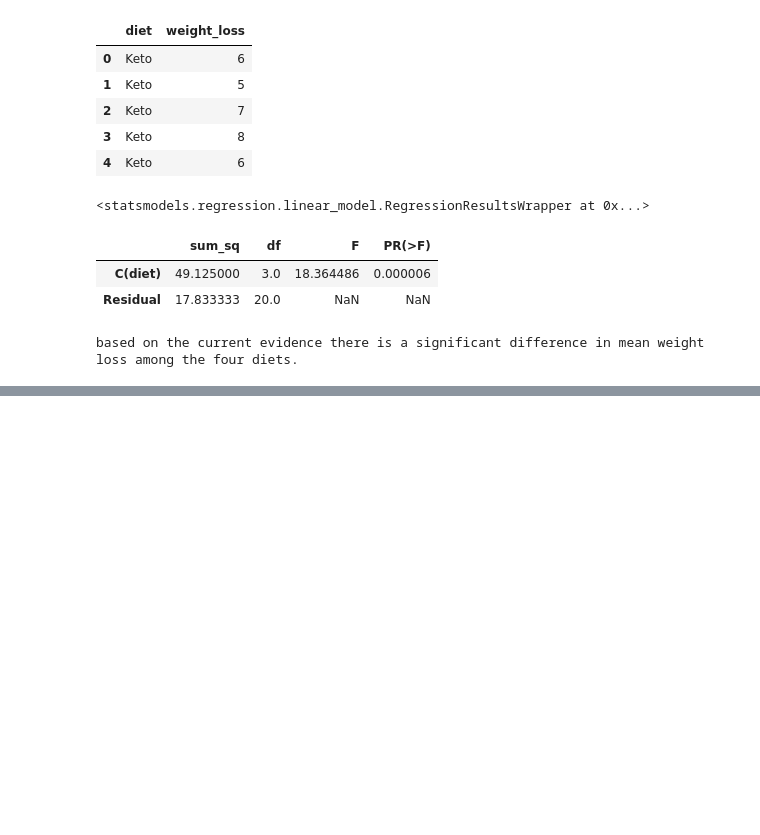
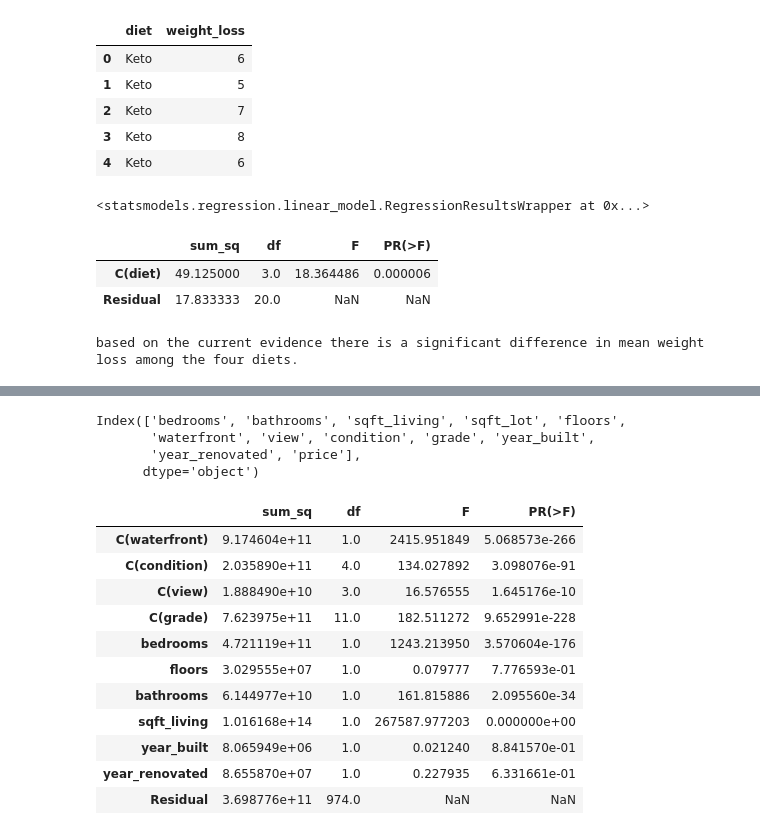
Before and after one commit to Njeri-Kimaru/Python-plus-main, a Jupyter notebook: anova.ipynb, the cells around one changed output, grey strips where cells are left out. Drawn from its saved outputs; the diff is of its cells as text; code cells hidden in the pictures; blank space fills up the shorter version.

```diff
--- a/anova.ipynb
+++ b/anova.ipynb
@@ -371,0 +397,2 @@ based on the current evidence there is a significant difference in mean weight l
+# %%
+house_prices = house_prices.drop(columns=["zipcode","lat",'long'],axis=1)
@@ -371,0 +472,30 @@ based on the current evidence there is a significant difference in mean weight l
+# %%
+house_prices.columns
+# %% [output]
+Index(['bedrooms', 'bathrooms', 'sqft_living', 'sqft_lot', 'floors',
+       'waterfront', 'view', 'condition', 'grade', 'year_built',
+       'year_renovated', 'price'],
+      dtype='object')
+# %%
+# the typ=2 is used in two way anova
+# the typ=3 is used in three way anova
+# .fit() -- to create a model takes ols which has two parameters formula and data
+# table take the model and typ of anova
+# ols is used to compare dependent and independent variables
+formula = 'price~ + bedrooms + floors + bathrooms + sqft_living + year_built + year_renovated + C(waterfront) + C(condition) + C(view) +C(grade)'
+lm = ols(formula, house_prices).fit()
+table4 = sm.stats.anova_lm(lm, typ=2)
+table4
+# %% [output]
+|  | sum_sq | df | F | PR(>F) |
+| C(waterfront) | 9.174604e+11 | 1.0 | 2415.951849 | 5.068573e-266 |
+| C(condition) | 2.035890e+11 | 4.0 | 134.027892 | 3.098076e-91 |
+| C(view) | 1.888490e+10 | 3.0 | 16.576555 | 1.645176e-10 |
+| C(grade) | 7.623975e+11 | 11.0 | 182.511272 | 9.652991e-228 |
+| bedrooms | 4.721119e+11 | 1.0 | 1243.213950 | 3.570604e-176 |
+| floors | 3.029555e+07 | 1.0 | 0.079777 | 7.776593e-01 |
+| bathrooms | 6.144977e+10 | 1.0 | 161.815886 | 2.095560e-34 |
+| sqft_living | 1.016168e+14 | 1.0 | 267587.977203 | 0.000000e+00 |
+| year_built | 8.065949e+06 | 1.0 | 0.021240 | 8.841570e-01 |
+| year_renovated | 8.655870e+07 | 1.0 | 0.227935 | 6.331661e-01 |
+| Residual | 3.698776e+11 | 974.0 | NaN | NaN |
```
Also changed, not shown: parts of 13 cells of this notebook.
